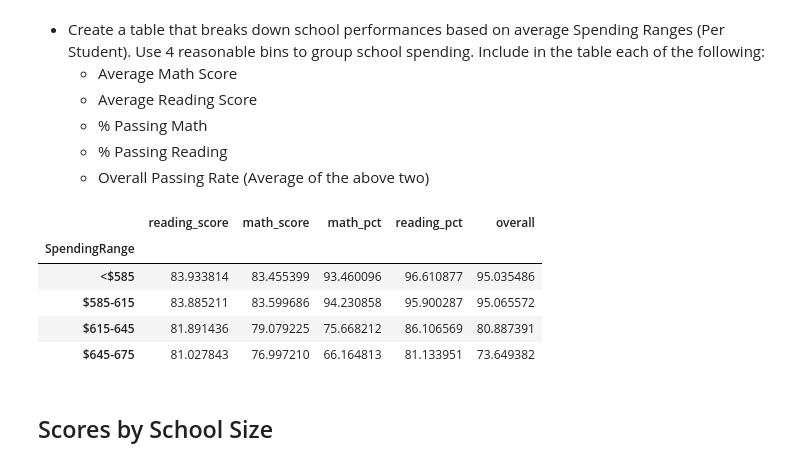
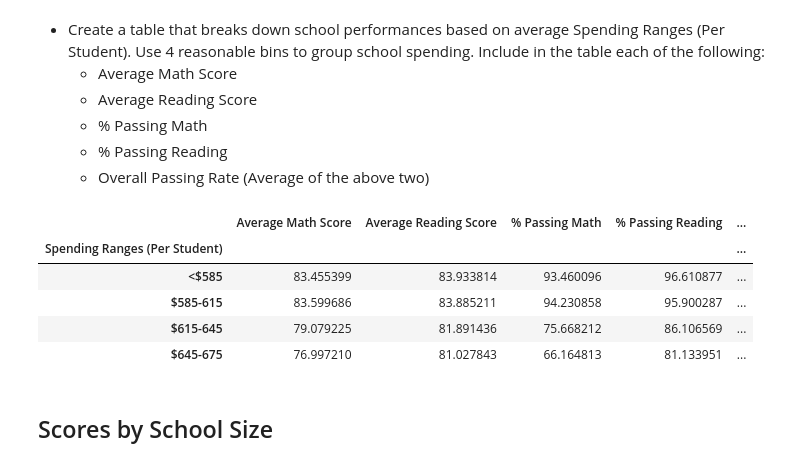
Before and after one commit to nvanlangen/pandas-challenge, a Jupyter notebook: PyCitySchools/PyCitySchools_NVL.ipynb, the cells around one changed output. Cells and saved outputs as stored; diff of their text form; code cells hidden in the pictures.

```diff
--- a/PyCitySchools/PyCitySchools_NVL.ipynb
+++ b/PyCitySchools/PyCitySchools_NVL.ipynb
@@ -100,5 +85,4 @@ totals_df
 * Sort and display the top five schools in overall passing rate
 # %%
 school_summary_data = school_data
-school_summary_data["BudgetPerStudent"] = school_data["budget"] / school_data["size"]
-school_summary_data
+school_summary_data["Per Student Budget"] = school_data["budget"] / school_data["size"]
@@ -122,31 +89,34 @@ school_summary_data
 # %%
 student_summary_data = student_data.groupby("school_name")
-#student_summary_data.sum()
+
 student_summary_mean = student_summary_data.mean()
-
 student_summary_mean = student_summary_mean.drop(columns="Student ID")
-student_summary_mean
 
 student_math_pass = student_data.loc[student_data["math_score"] >=70,:]
 student_math_pass_temp = student_math_pass.groupby("school_name")
 student_math_pass_by_school = student_math_pass_temp.count()
 student_math_pass_by_school = student_math_pass_by_school.drop(["Student ID","student_name","gender","grade","reading_score"],axis=1)
 student_math_pass_by_school=student_math_pass_by_school.rename(columns={"math_score": "math_passed"})
-student_math_pass_by_school
+
 student_reading_pass = student_data.loc[student_data["reading_score"] >=70,:]
 student_reading_pass_temp = student_reading_pass.groupby("school_name")
 student_reading_pass_by_school = student_reading_pass_temp.count()
 student_reading_pass_by_school = student_reading_pass_by_school.drop(["Student ID","student_name","gender","grade","math_score"],axis=1)
 student_reading_pass_by_school=student_reading_pass_by_school.rename(columns={"reading_score": "reading_passed"})
-student_reading_pass_by_school
 
 student_summary_data_by_school = pd.merge(student_math_pass_by_school,student_reading_pass_by_school,on=["school_name"])
 student_summary_data_by_school = pd.merge(student_summary_data_by_school,student_summary_mean,on=["school_name"])
 school_summary_data2 = pd.merge(student_summary_data_by_school,school_summary_data,on=["school_name"])
-school_summary_data2["math_pct"] = school_summary_data2["math_passed"]/school_summary_data2["size"]*100
-school_summary_data2["reading_pct"] = school_summary_data2["reading_passed"]/school_summary_data2["size"]*100
-school_summary_data2["overall"] = (school_summary_data2["math_pct"] + school_summary_data2["reading_pct"])/2
+school_summary_data2["% Passing Math"] = school_summary_data2["math_passed"]/school_summary_data2["size"]*100
+school_summary_data2["% Passing Reading"] = school_summary_data2["reading_passed"]/school_summary_data2["size"]*100
+school_summary_data2["% Overall Passing Rate"] = (school_summary_data2["% Passing Math"] + school_summary_data2["% Passing Reading"])/2
 
+#school_summary_sorted["School Name","School Type","Total Students","Total School Budget","Per Student Budget","Average Math Score","Average Reading Score","% Passing Math","% Passing Reading","% Overall Passing Rate"]
+school_summary_sorted = school_summary_data2[['school_name','type','size','budget','Per Student Budget','math_score','reading_score','% Passing Math','% Passing Reading','% Overall Passing Rate']].copy()
 
-school_summary_data2.sort_values("overall",ascending=False)
+school_summary_sorted=school_summary_sorted.rename(columns={"type":"School Type","size": "Total Students","budget":"Total School Budget","math_score":"Average Math Score","reading_score":"Average Reading Score"})
+
+school_summary_sorted = school_summary_sorted.set_index("school_name")
+school_summary_sorted_Desc = school_summary_sorted.sort_values("% Overall Passing Rate",ascending=False)
+school_summary_sorted_Desc.head(5)
 # %% [output]
@@ -317,19 +270,23 @@ spending_bins = [0, 585, 615, 645, 675]
 group_names = ["<$585", "$585-615", "$615-645", "$645-675"]
 # %%
 scores_by_budget = school_summary_data2.copy()
-scores_by_budget["SpendingRange"]=pd.cut(school_summary_data2["BudgetPerStudent"],spending_bins,labels=group_names,include_lowest=True)
+scores_by_budget["Spending Ranges (Per Student)"]=pd.cut(school_summary_data2["Per Student Budget"],spending_bins,labels=group_names,include_lowest=True)
 
-scores_by_budget2 = scores_by_budget.groupby("SpendingRange").mean()
+scores_by_budget2 = scores_by_budget.groupby("Spending Ranges (Per Student)").mean()
 
-scores_by_budget2 = scores_by_budget2.drop(["math_passed","reading_passed","School ID","size","budget","BudgetPerStudent"],axis=1)
-scores_by_budget2
+scores_by_budget2 = scores_by_budget2.drop(["math_passed","reading_passed","School ID","size","budget","Per Student Budget"],axis=1)
+scores_by_budget3 = scores_by_budget2[['math_score','reading_score','% Passing Math', '% Passing Reading',
+       '% Overall Passing Rate']].copy()
+
+scores_by_budget3 = scores_by_budget3.rename(columns={"math_score":"Average Math Score","reading_score":"Average Reading Score"})
+scores_by_budget3
 # %% [output]
-|  | reading_score | math_score | math_pct | reading_pct | overall |
-| SpendingRange |  |  |  |  |  |
-| <$585 | 83.933814 | 83.455399 | 93.460096 | 96.610877 | 95.035486 |
-| $585-615 | 83.885211 | 83.599686 | 94.230858 | 95.900287 | 95.065572 |
-| $615-645 | 81.891436 | 79.079225 | 75.668212 | 86.106569 | 80.887391 |
-| $645-675 | 81.027843 | 76.997210 | 66.164813 | 81.133951 | 73.649382 |
+|  | Average Math Score | Average Reading Score | % Passing Math | % Passing Reading | ... |
+| Spending Ranges (Per Student) |  |  |  |  | ... |
+| <$585 | 83.455399 | 83.933814 | 93.460096 | 96.610877 | ... |
+| $585-615 | 83.599686 | 83.885211 | 94.230858 | 95.900287 | ... |
+| $615-645 | 79.079225 | 81.891436 | 75.668212 | 86.106569 | ... |
+| $645-675 | 76.997210 | 81.027843 | 66.164813 | 81.133951 | ... |
 # %% [markdown]
 ## Scores by School Size
 # %% [markdown]
```
Also changed, not shown: parts of 10 cells of this notebook.
